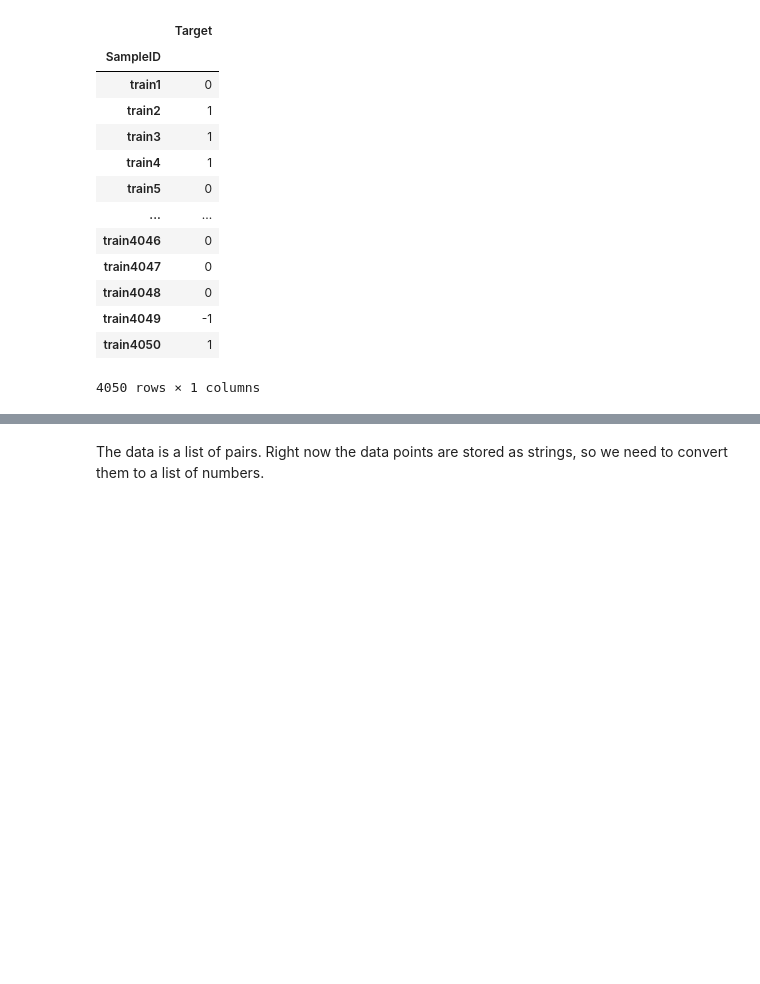
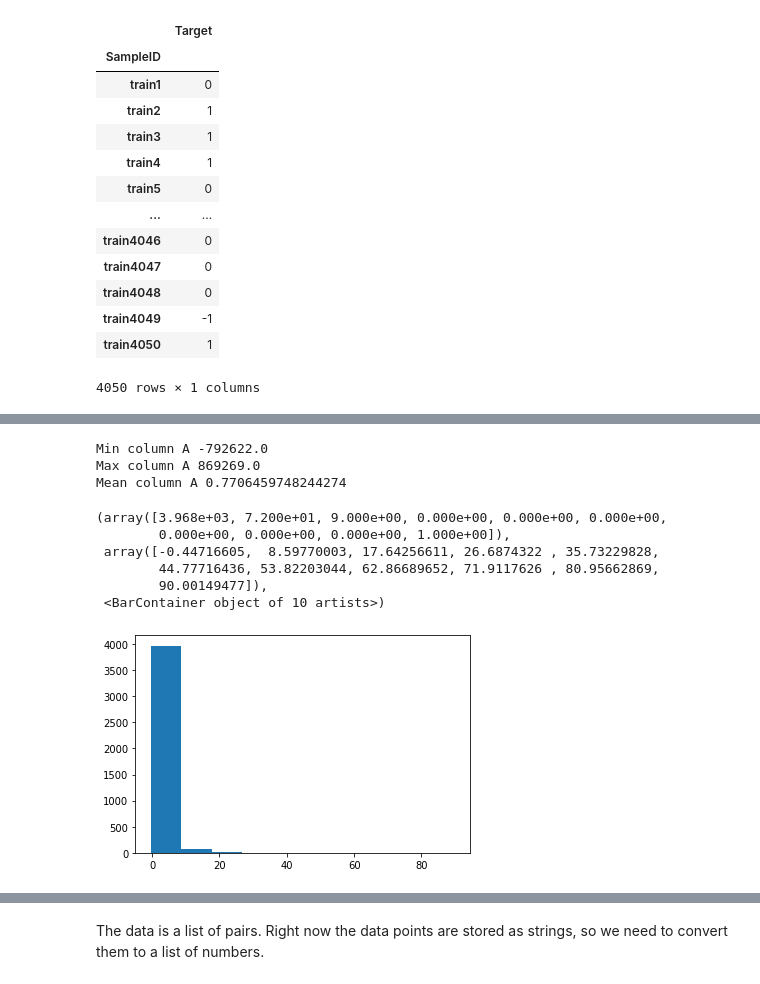
Before and after one commit to RachaHachem/Solving-Medi-Fair-Challenge, a Jupyter notebook: Baseline Methods/Code/Medi_Fair_baseline_methods.ipynb, the cells around one changed output, grey strips where cells are left out. Saved outputs shown, nothing was run; the diff lists cells and outputs as text; code cells hidden in the pictures; blank space fills up the shorter version.

Commit message:
Adding Data Visualization

```diff
--- a/Code/Medi_Fair_baseline_methods.ipynb
+++ b/Baseline Methods/Code/Medi_Fair_baseline_methods.ipynb
@@ -157,0 +186,16 @@ memory usage: 94.9+ KB
+# %%
+print('Min column A', X_train['A'].apply(np.min).min())
+print('Max column A', X_train['A'].apply(np.max).max())
+print('Mean column A', X_train['A'].apply(np.mean).mean())
+plt.hist(X_train['A'].apply(np.mean))
+# %% [output]
+Min column A -792622.0
+Max column A 869269.0
+Mean column A 0.7706459748244274
+(array([3.968e+03, 7.200e+01, 9.000e+00, 0.000e+00, 0.000e+00, 0.000e+00,
+        0.000e+00, 0.000e+00, 0.000e+00, 1.000e+00]),
+ array([-0.44716605,  8.59770003, 17.64256611, 26.6874322 , 35.73229828,
+        44.77716436, 53.82203044, 62.86689652, 71.9117626 , 80.95662869,
+        90.00149477]),
+ <BarContainer object of 10 artists>)
+[figure, added]
```
Also changed, not shown: parts of 24 cells of this notebook, 2 other files.
